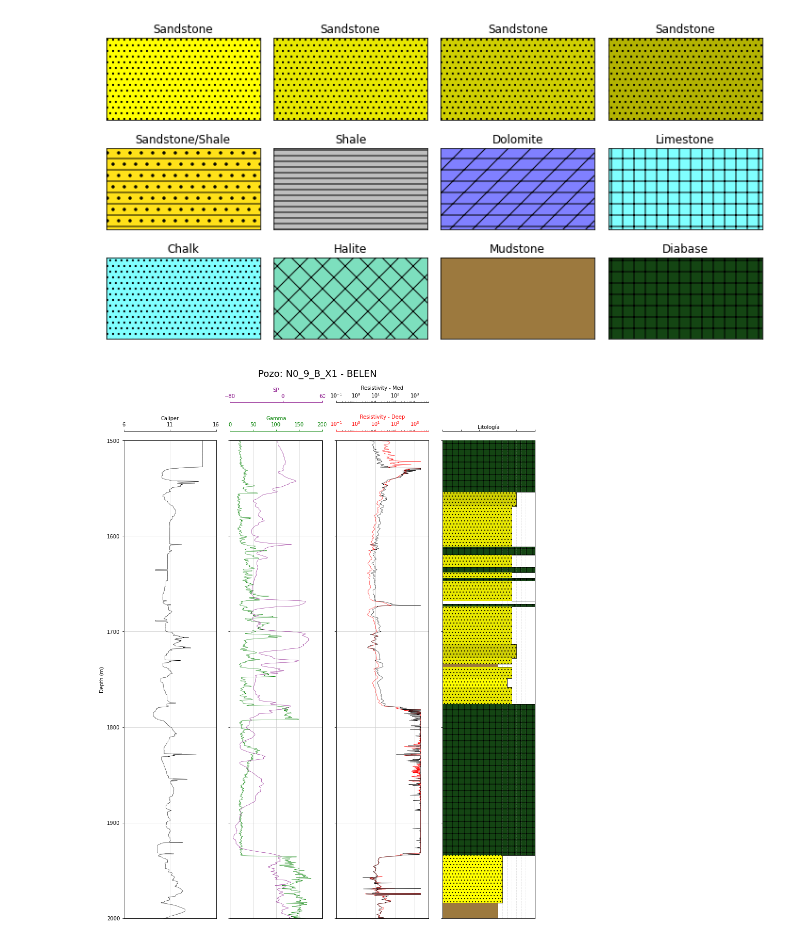
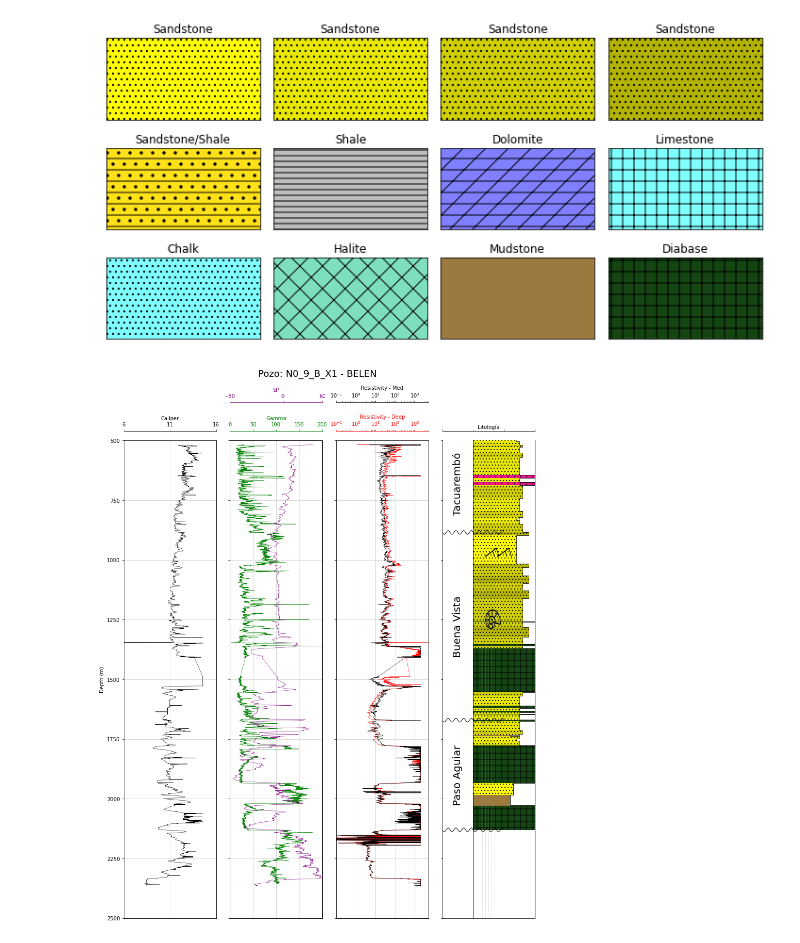
Before and after one commit to rubensdmp/Well-Logs-Cuenca-Norte, a Jupyter notebook: 01-Log-Belen.ipynb, the cells around one changed output. Saved outputs shown, nothing was run; the diff lists cells and outputs as text; code cells hidden in the pictures.

```diff
--- a/01-Log-Belen.ipynb
+++ b/01-Log-Belen.ipynb
@@ -399,7 +412,13 @@ plt.show()
 # %%
 %matplotlib inline
 #%matplotlib qt
-cambios = [477,483,504,519]
+
+TOP = 500
+BOTTOM = 2500
+
+
+XXXX=0.5
+
 granos = [1,0.6,0.5,0.5]
 
 
@@ -501,62 +520,35 @@ ax6.xaxis.set_ticks_position("top")
 ax6.set_xticks([-80, 0, 60])
 
 
-# Lithology track
-axL.plot(dfLito["Litología"], dfLito['Base'], color = "black", linewidth = 0.5)
-axL.set_xlabel("Litología")
-axL.set_xlim(0, 1)
-axL.xaxis.label.set_color("black")
-axL.tick_params(axis='x', colors="black")
-axL.spines["top"].set_edgecolor("black")
-# single vline with full ymin and ymax
-axL.vlines(x=0.65, ymin=0, ymax=4000, colors='#999999', ls='--', lw=1, label='vline_single - full height',alpha = 0.3, zorder = 5)
-axL.vlines(x=0.7, ymin=0, ymax=4000, colors='#999999', ls='--', lw=1, label='vline_single - full height',alpha = 0.3,zorder = 5)
-axL.vlines(x=0.75, ymin=0, ymax=4000, colors='#999999', ls='--', lw=1, label='vline_single - full height',alpha = 0.3,zorder = 5)
-axL.vlines(x=0.8, ymin=0, ymax=4000, colors='#999999', ls='--', lw=1, label='vline_single - full height',alpha = 0.3,zorder = 5)
-axL.vlines(x=0.85, ymin=0, ymax=4000, colors='#999999', ls='--', lw=1, label='vline_single - full height',alpha = 0.3,zorder = 5)
-axL.vlines(x=0.9, ymin=0, ymax=4000, colors='#999999', ls='--', lw=1, label='vline_single - full height',alpha = 0.3,zorder = 5)
-
-axL.hlines(y=cambios, xmin=0, xmax=granos, colors='#999999', ls='-', lw=1, label='vline_single - full height',alpha = 0.5,zorder = 5)
-axL.imshow(rip, extent=[0.15,0.45,1100,900], aspect='auto', zorder=20)
-axL.imshow(rip, extent=[0.35,0.65,1100,900], aspect='auto', zorder=20)
-axL.imshow(im, extent=[0.2,0.45,1300,1200], aspect='auto', zorder=20)
-axL.plot(dfLito['Gran'],dfLito['Base'], color="black", zorder =10, lw=0.8)
-
-
-for key in lithologys.keys():
-    color = lithologys[key]['color']
-    hatch = lithologys[key]['hatch']
-    axL.fill_betweenx(dfLito['Base'], 0, dfLito['Gran'], where=(dfLito['Litología']==key),
-                     facecolor=color, hatch=hatch)
-
+axL = plotLito(dfLito, TOP, BOTTOM)
 
 # Common functions for setting up the plot can be extracted into
 # a for loop. This saves repeating code.
 for ax in [ax1, ax2, ax4, axL]:
-    ax.set_ylim(2000, 1500)
+    ax.set_ylim(BOTTOM, TOP)
     ax.grid(which='major', color='lightgrey', linestyle='-')
     ax.xaxis.set_ticks_position("top")
     ax.xaxis.set_label_position("top")
     ax.spines["top"].set_position(("axes", 1.02))
 
     # loop through the formations dictionary and zone colours
     #for depth, colour in zip(formations.values(), zone_colours):
         # use the depths and colours to shade across the subplots
         #ax.axhspan(depth[0], depth[1], color=colour, alpha=0.1)
 
 
 
 for ax in [ax2, ax4, ax6, axL]:
     plt.setp(ax.get_yticklabels(), visible = False)
 
 plt.setp(axL.get_xticklabels(), visible = False)
 axL.grid(False)
 
 fig.suptitle(tituloPozo, y=1, ha='center', fontsize=18)
 plt.tight_layout()
 
 fig.subplots_adjust(wspace = 0.15)
 plt.savefig(nombrePozo + "litologia" + ".jpg")
 plt.show()
 # %% [output]
-[figure, old version]
+[figure, new version]
```
Also changed, not shown: parts of 20 cells of this notebook, 4 other files.
